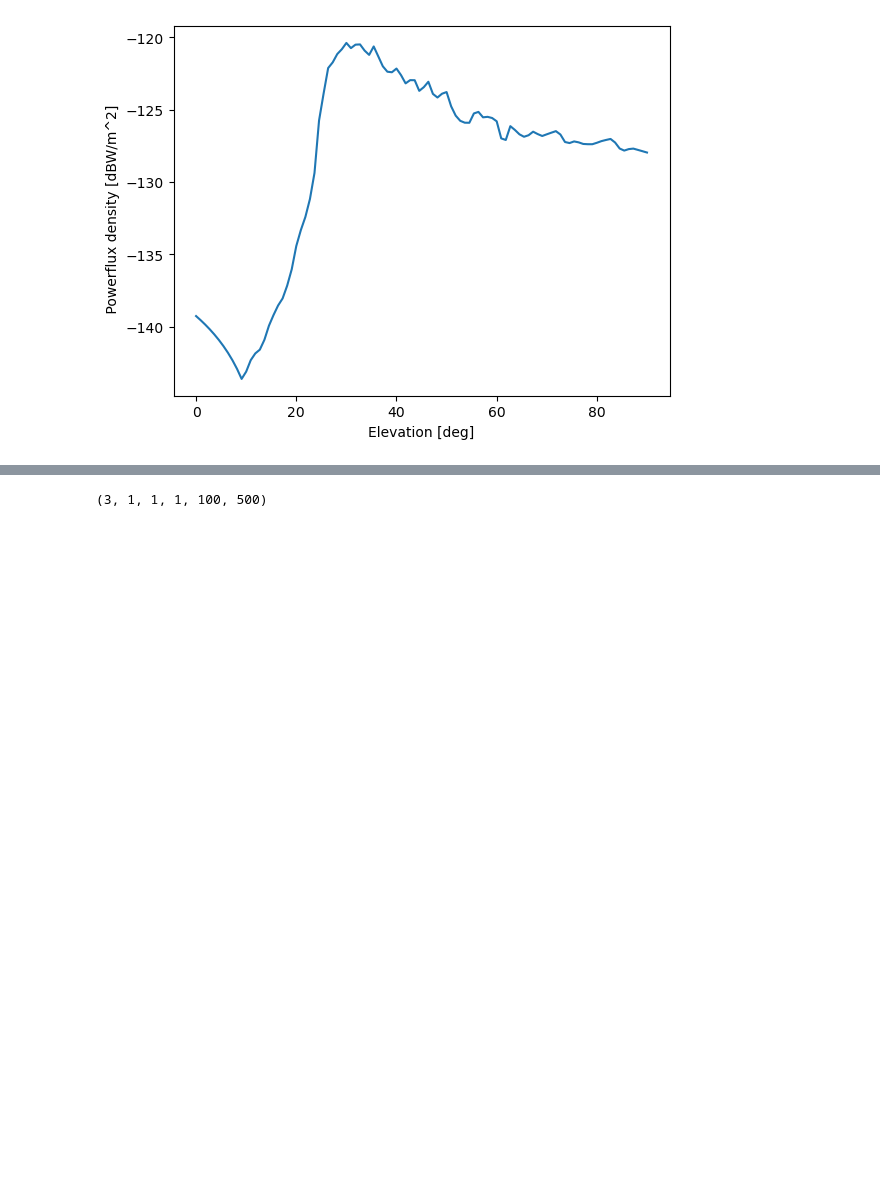
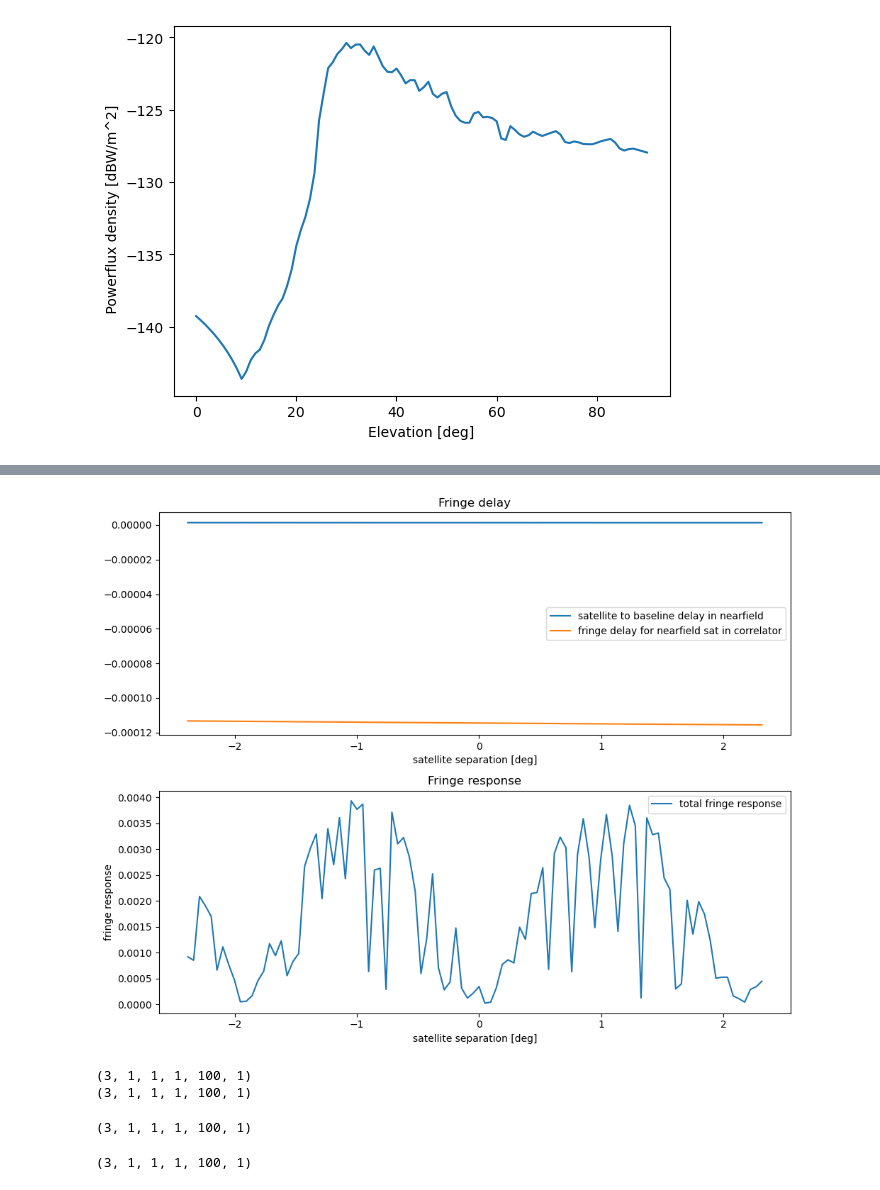
Before and after one commit to hqiu-nju/scepter, a Jupyter notebook: notebooks/fringe_simulation.ipynb, the cells around one changed output, grey strips where cells are left out. Saved outputs shown, nothing was run; the diff lists cells and outputs as text; code cells hidden in the pictures; blank space fills up the shorter version.

```diff
--- a/notebooks/fringe_simulation.ipynb
+++ b/notebooks/fringe_simulation.ipynb
@@ -283,9 +295,60 @@ plt.show()
+# %%
+
+plt.figure(figsize=(10, 8))
+ax1=plt.subplot(211)
+ax1.plot(offbeam, satdelays,label='satellite to baseline delay in nearfield')
+# ax1.plot(mjds.flatten(),obs.tdelay(rab,ew_alt),label='correlator delay for sky fringe attenuation')
+# ax1.plot(mjds.flatten(), obs.tdelay(rab,ew_alt)-satdelays,label='fringe delay for nearfield sat in correlator')
+ax1.plot(offbeam, real_delays,label='fringe delay for nearfield sat in correlator')
+ax1.set_xlabel('Time [MJD]')
+ax1.set_xlabel('satellite separation [deg]')
+
+# ax1.set_ylabel('Fringe delay [s]')
+ax1.set_title('Fringe delay')
+# ax1.set_xlim(-40,-30)
+ax1.legend()
+
+# bwfringe = np.sum([obs.fringe_response(delay=real_delays-obs.tdelay(rab,tel2_pnt.alt),frequency=i*u\.Hz) for i in np.arange(10.7e9,10.95e9,1e6)],axis=0)
+ax2=plt.subplot(212,sharex=ax1)
+superfringe=np.zeros(len(mjds.flatten()))
+# bands=np.arange(10.7e3,12.1e3,250)
+bands=np.arange(10.7e3,10.8e3,250)
+for fch1 in bands:
+    bwfringe=obs.bw_fringe(delays=real_delays,bwchan=1,nchan=250,fch1=fch1)
+    superfringe+=np.abs(bwfringe)
+    # ax2.plot(mjds.flatten(), (np.abs(bwfringe)),label=f'{fch1/1e3:.2f} GHz')
+ax2.plot(offbeam, (np.abs(superfringe)/len(bands)),label='total fringe response')
+# ax2.set_xlabel('Time [MJD]')
+ax2.set_xlabel('satellite separation [deg]')
+
+ax2.set_ylabel('fringe response')
+ax2.set_title('Fringe response')
+ax2.legend()
+
+
+plt.tight_layout()
+plt.show()
+# %% [output]
+[figure, added]
 # %%
+plt.close()
 star_el=test.topo_pos_el
 print(star_el.shape)
 ### get power from satellite
 satpwrpfd=(np.interp(star_el,xp=x_el,fp=y_pfd))  ###
+print(satpwrpfd.shape)
 # %% [output]
-(3, 1, 1, 1, 100, 500)
+(3, 1, 1, 1, 100, 1)
+(3, 1, 1, 1, 100, 1)
 # %%
-### calculate the satellite delay time for all antennas
+ang_sep,delta_az,delta_el,obs_dist=obs.sat_frame_pointing(sat_info=test.sat_info,beam_el=20,beam_az=0)
+ang_sep=test.txbeam_angsep(beam_az=20,beam_el=0)
+print(ang_sep.shape)
+# %% [output]
+(3, 1, 1, 1, 100, 1)
+# %%
+### find the closest satellite times for each cell
+angsep=test.txbeam_angsep(0,0)
+print(angsep.shape)
+# %% [output]
+(3, 1, 1, 1, 100, 1)
```
Also changed, not shown: parts of 18 cells of this notebook, 6 other files.
